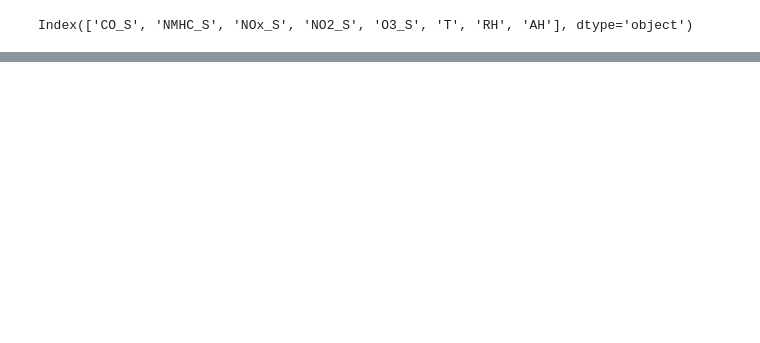
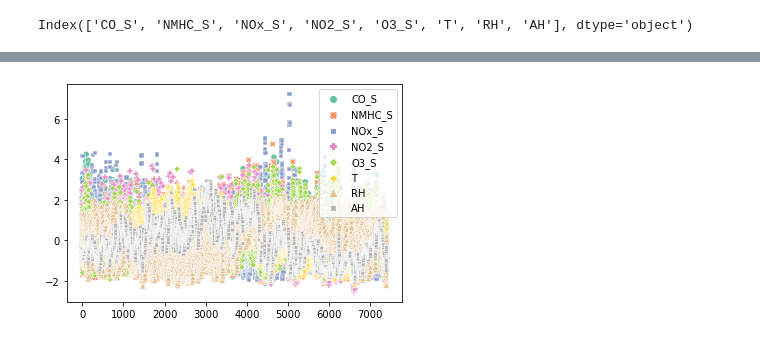
Before and after one commit to zerosum99/airQuality, a Jupyter notebook: 주피터노트북으로 변경.ipynb, the cells around one changed output, grey strips where cells are left out. Saved outputs shown, nothing was run; the diff lists cells and outputs as text; code cells hidden in the pictures; blank space fills up the shorter version.

```diff
--- a/주피터노트북으로 변경.ipynb
+++ b/주피터노트북으로 변경.ipynb
@@ -184,0 +185,8 @@ sns.relplot(data=df_pca_cos)
+# %%
+import matplotlib.pyplot as plt
+
+sns.set_palette("Set2")
+# %%
+sns.scatterplot( data=df_x, palette="Set2");
+# %% [output]
+[figure, added]
```
Also changed, not shown: parts of 7 cells of this notebook, 2 other files.
